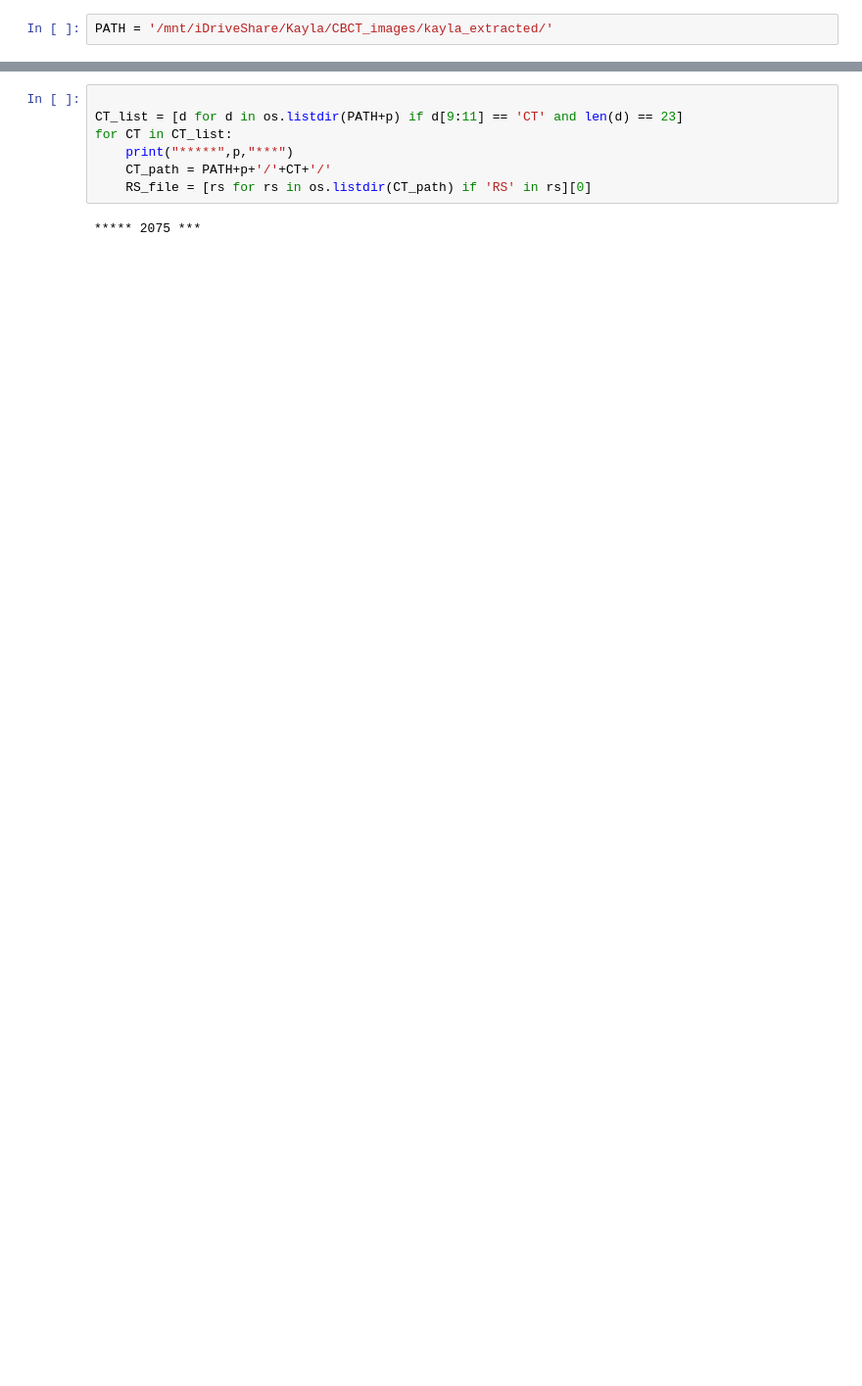
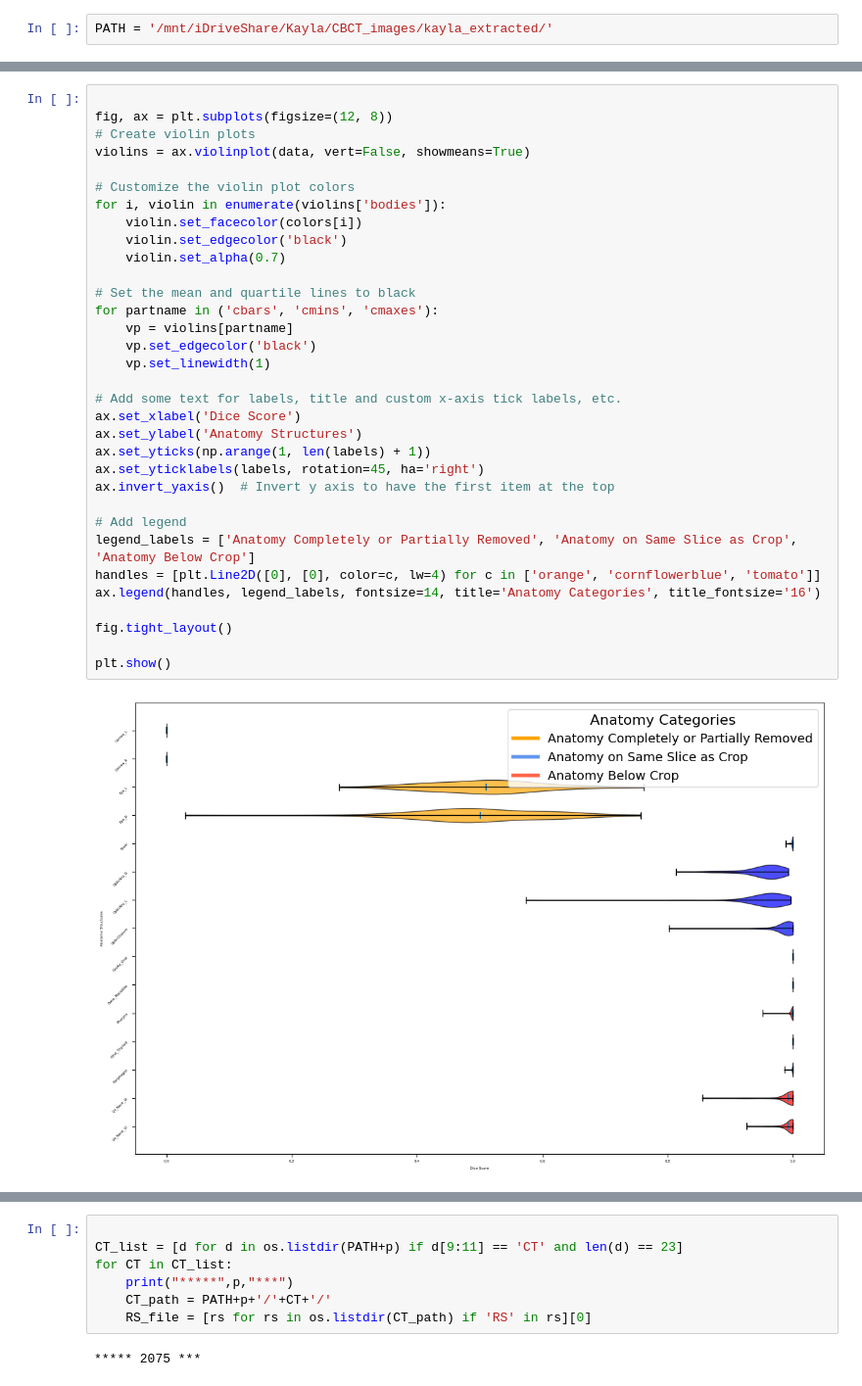
Before and after one commit to kildealab/defaceRT, a Jupyter notebook: Utility_Evaluation.ipynb, the cells around one changed output, grey strips where cells are left out. Shown at 98% size. Cells and saved outputs as stored; diff of their text form; blank space fills up the shorter version.

```diff
--- a/Utility_Evaluation.ipynb
+++ b/Utility_Evaluation.ipynb
@@ -6,0 +1065,35 @@ PATH = '/mnt/iDriveShare/Kayla/CBCT_images/kayla_extracted/'
+# %%
+
+fig, ax = plt.subplots(figsize=(12, 8))
+# Create violin plots
+violins = ax.violinplot(data, vert=False, showmeans=True)
+
+# Customize the violin plot colors
+for i, violin in enumerate(violins['bodies']):
+    violin.set_facecolor(colors[i])
+    violin.set_edgecolor('black')
+    violin.set_alpha(0.7)
+
+# Set the mean and quartile lines to black
+for partname in ('cbars', 'cmins', 'cmaxes'):
+    vp = violins[partname]
+    vp.set_edgecolor('black')
+    vp.set_linewidth(1)
+
+# Add some text for labels, title and custom x-axis tick labels, etc.
+ax.set_xlabel('Dice Score')
+ax.set_ylabel('Anatomy Structures')
+ax.set_yticks(np.arange(1, len(labels) + 1))
+ax.set_yticklabels(labels, rotation=45, ha='right')
+ax.invert_yaxis()  # Invert y axis to have the first item at the top
+
+# Add legend
+legend_labels = ['Anatomy Completely or Partially Removed', 'Anatomy on Same Slice as Crop', 'Anatomy Below Crop']
+handles = [plt.Line2D([0], [0], color=c, lw=4) for c in ['orange', 'cornflowerblue', 'tomato']]
+ax.legend(handles, legend_labels, fontsize=14, title='Anatomy Categories', title_fontsize='16')
+
+fig.tight_layout()
+
+plt.show()
+# %% [output]
+[figure, added]
```
Also changed, not shown: parts of 127 cells of this notebook.
